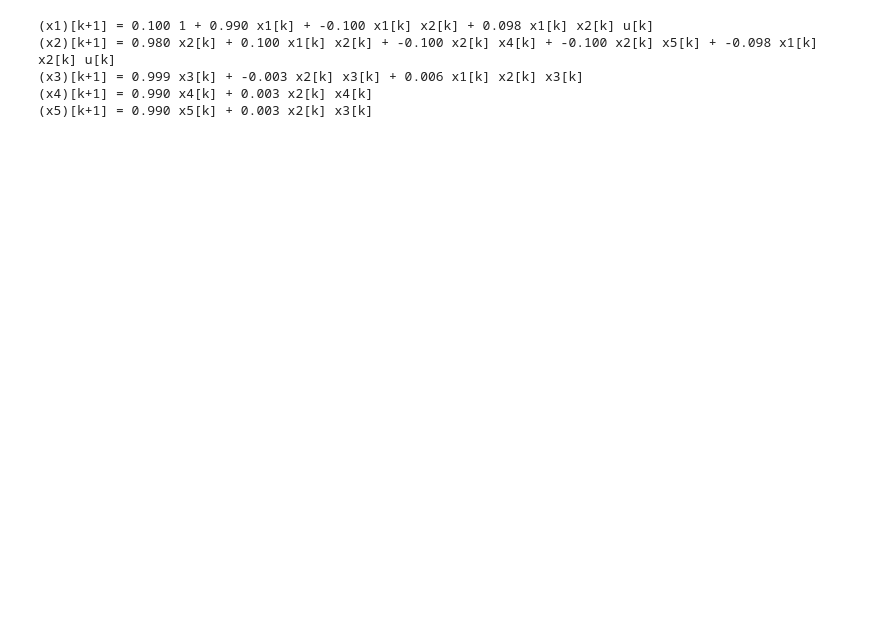
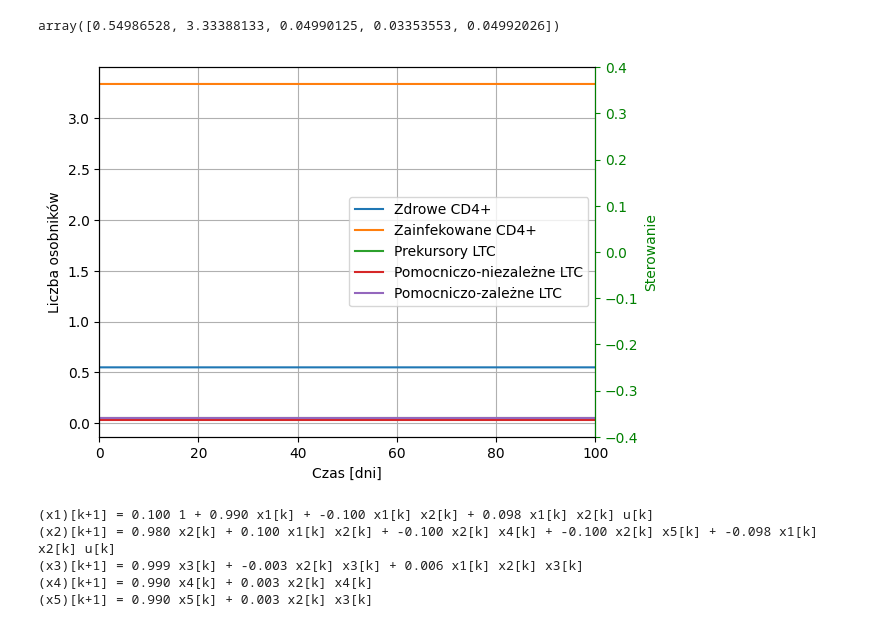
Before and after one commit to pochlebiacz/SINDy-in-MPC, a Jupyter notebook: 3_hiv_with_control.ipynb, the cells around one changed output. Cells and saved outputs as stored; diff of their text form; code cells hidden in the pictures; blank space fills up the shorter version.

```diff
--- a/3_hiv_with_control.ipynb
+++ b/3_hiv_with_control.ipynb
@@ -10,16 +10,45 @@ from decimal import Decimal
 T = 1e-1
 t = np.linspace(0, 100, 1001)
 x0 = [1, 1, 1, 1, 1]
-x0_val = [2, 1, 2, 2, 3]
+x0_val = [11/20, 10/3, 1, 0.0835-1, 1]
 
 u = lambda t: 0.1*np.sin(t)
-u_val = lambda t: 0.1*np.cos(2*t)
+u_val = lambda t: 533/1078 + 0*t
+# u_val = lambda t: 0.1*np.cos(2*t)
 
 x, x_dot = generate_hiv_data(t=t, x0=x0, u=u)
 x_val, _ = generate_hiv_data(t=t, x0=x0_val, u=u_val)
 
 xk = generate_discrete_hiv_data(t=t, x0=x0, T=T, u=u(t))
 xk_val = generate_discrete_hiv_data(t=t, x0=x0_val, T=T, u=u_val(t))
+# %%
+x_val[-1]
+# %% [output]
+array([0.54986528, 3.33388133, 0.04990125, 0.03353553, 0.04992026])
+# %%
+plt.plot(x_val[:, 0])
+plt.plot(x_val[:, 1])
+plt.plot(x_val[:, 2])
+plt.plot(x_val[:, 3])
+plt.plot(x_val[:, 4])
+plt.grid()
+plt.legend(["Zdrowe CD4+", "Zainfekowane CD4+", "Prekursory LTC", "Pomocniczo-niezależne LTC", "Pomocniczo-zależne LTC"])
+plt.xlim(0, max(t))
+plt.xlabel("Czas [dni]")
+ax1 = plt.gca()
+ax2 = ax1.twinx()
+# ax1.set_ylim(0, 20)
+ax2.spines['right'].set_color('green')
+ax2.yaxis.label.set_color('green')
+ax2.tick_params(axis='y', colors='green')
+ax2.plot(t, u_val(t), 'g--', alpha=0.4)
+ax2.set_ylabel("Sterowanie")
+ax2.set_ylim(-0.4, 0.4)
+ax1.set_ylabel("Liczba osobników")
+ax2.set_ylabel("Sterowanie")
+plt.show()
+# %% [output]
+[figure, added]
 # %%
 model = ps.SINDy(
     feature_library=PolynomialLibrary(degree=3), # 2, 1
```
Also changed, not shown: parts of 3 cells of this notebook, 5 other files.
